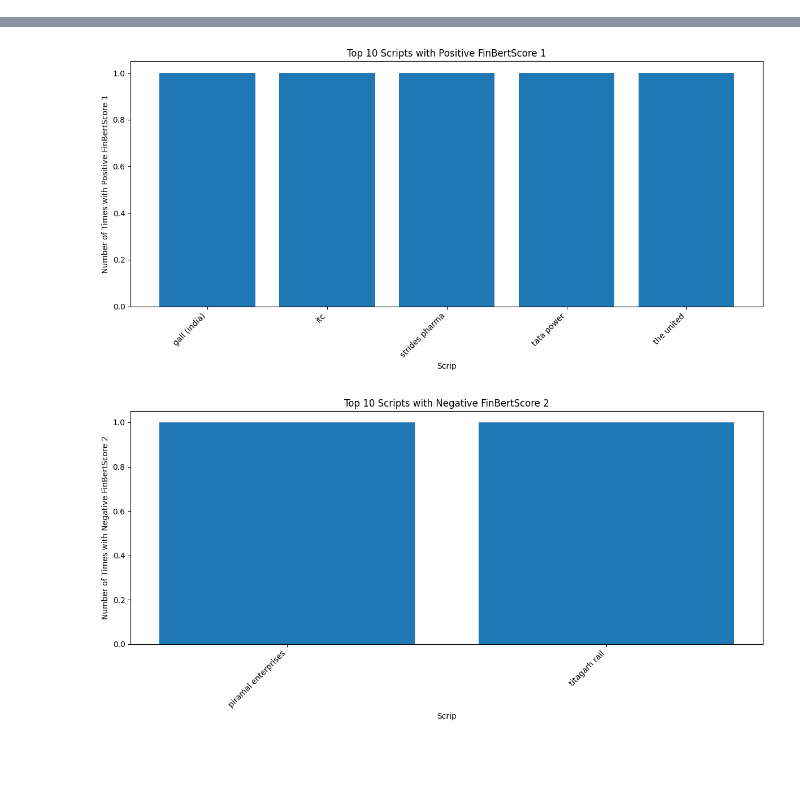
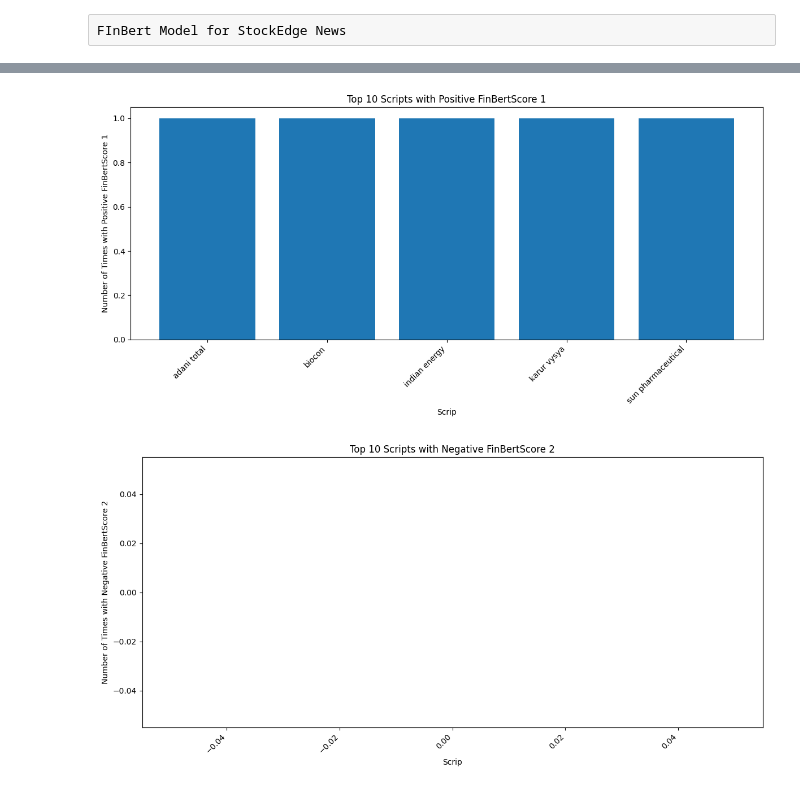
Before and after one commit to ranguchamy/ML_Indian_Stocks, a Jupyter notebook: NewsAnalytics_StockEdge.ipynb, the cells around one changed output, grey strips where cells are left out. Drawn from its saved outputs; the diff is of its cells as text; code cells hidden in the pictures; blank space fills up the shorter version.

```diff
--- a/NewsAnalytics_StockEdge.ipynb
+++ b/NewsAnalytics_StockEdge.ipynb
@@ -3,3 +1,5 @@ FInBert Model for StockEdge News
+# %% [raw]
+FInBert Model for StockEdge News
 # %%
 import requests
 from bs4 import BeautifulSoup
@@ -22,7 +22,7 @@ database_name = "NewsAnalytics"
 collection_name = "RawNews_StockEdge"
 
 # Path to the Excel file
-excel_file_path = r'C:\Users\91908\Documents\Raja\Share market\Analysis\Trendlyne\Data\Scrip\Scrip31012024.xlsx'
+excel_file_path = r'C:\Users\91908\Documents\Raja\Share market\Analysis\Trendlyne\Data\Scrip\Scrip01022024.xlsx'
 
 
 try:
@@ -34,8 +34,9 @@ try:
         # Query all records in the collection
         # all_records = collection.find()
 
-        start_date = datetime(2024, 1, 29, 0, 0, 0)
-        end_date = datetime(2024, 1, 31, 0, 0, 0)
+        start_date = datetime(2024, 2, 7, 0, 0, 0)
+        end_date = datetime(2024, 2, 8, 0, 0, 0)
+
 
         find_query = {
             "created_at": {
@@ -182,2 +190,2 @@ except Exception as e:
-[figure, old version]
+[figure, new version]
-[figure, old version]
+[figure, new version]
```
Also changed, not shown: parts of 2 cells of this notebook, 13 other files.
